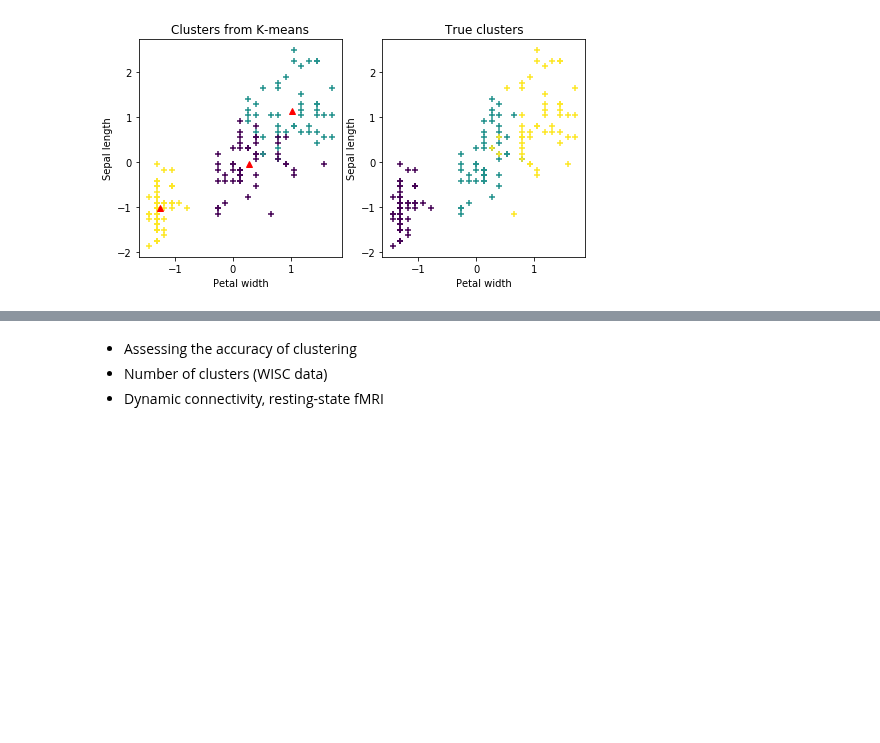
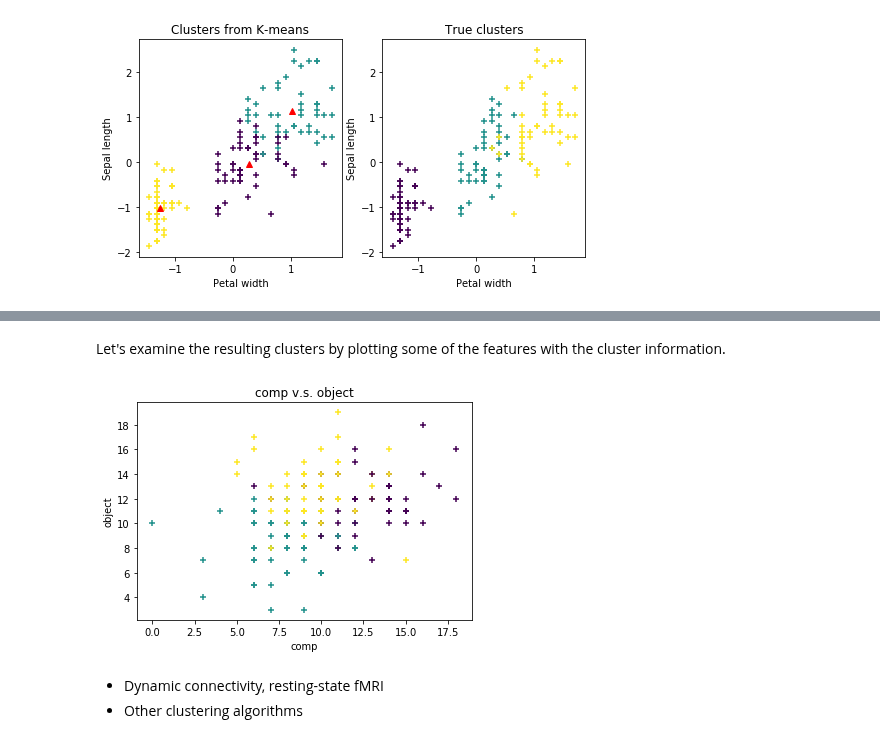
Before and after one commit to sathayas/JupyterfMRIFall2019, a Jupyter notebook: MachineLearning.ipynb, the cells around one changed output, grey strips where cells are left out. Drawn from its saved outputs; the diff is of its cells as text; code cells hidden in the pictures; blank space fills up the shorter version.

```diff
--- a/MachineLearning.ipynb
+++ b/MachineLearning.ipynb
@@ -247,4 +389,24 @@ plt.show()
+# %%
+## We will go with 3 clusters
+# K-means clustering again
+km = KMeans(n_clusters=3)
+km.fit(wiscFeatures)  # fitting the principal components
+y_clus = km.labels_   # clustering info resulting from K-means
+# %% [markdown]
+Let's examine the resulting clusters by plotting some of the features with the cluster information.
+# %%
+### plotting the clusters
+# with two of the features
+xFeature = 1 # index for the feature on the x-axis
+yFeature = 9 # index for the feature on the y-axis
+plt.scatter(wiscFeatures[:,xFeature],
+            wiscFeatures[:,yFeature],c=y_clus,marker='+')
+plt.xlabel(featureNames[xFeature])
+plt.ylabel(featureNames[yFeature])
+plt.title(featureNames[xFeature] + ' v.s. ' + featureNames[yFeature])
+plt.show()
+# %% [output]
+[figure, added]
 # %% [markdown]
-* Assessing the accuracy of clustering
-* Number of clusters (WISC data)
 * Dynamic connectivity, resting-state fMRI
+* Other clustering algorithms
```
Also changed, not shown: parts of 14 cells of this notebook.
